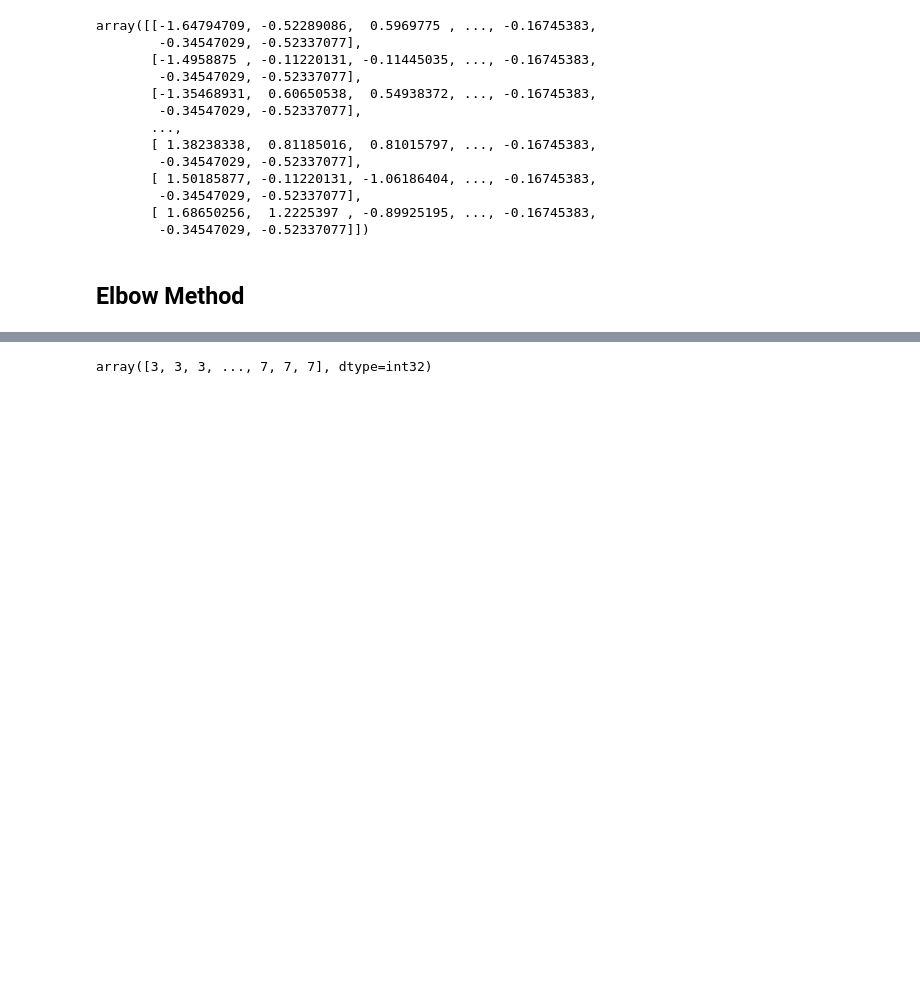
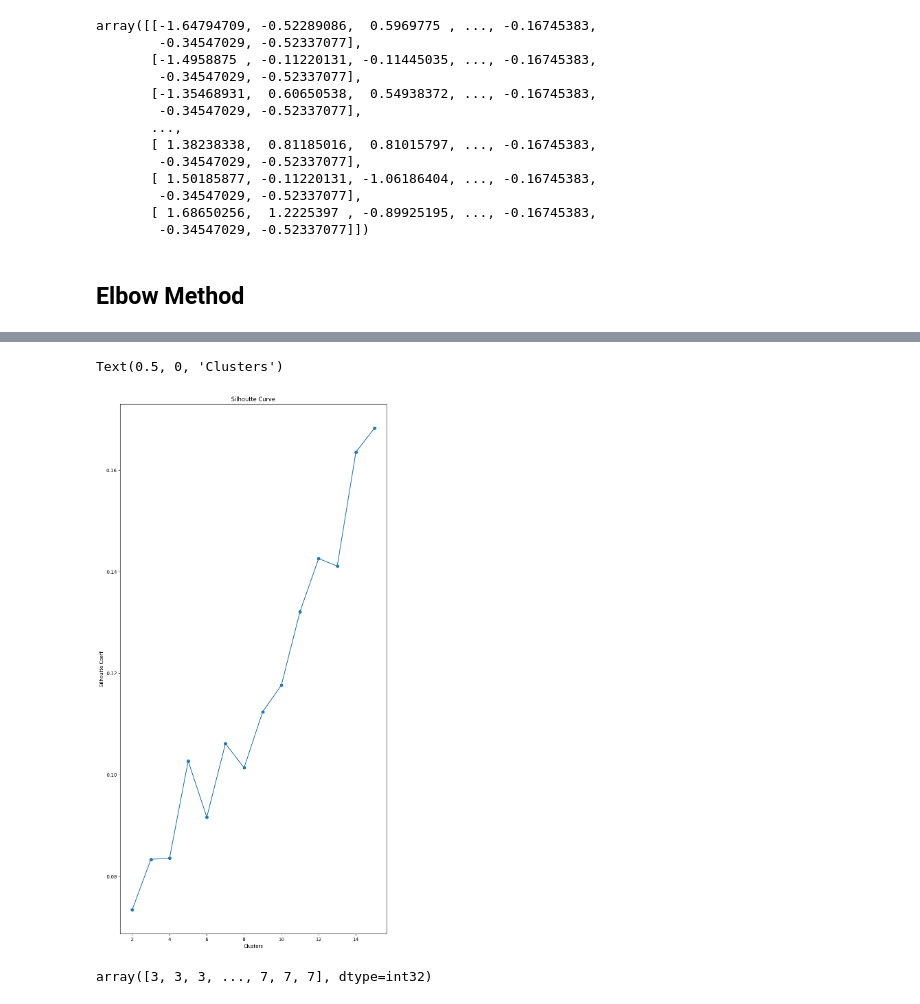
Before and after one commit to pratham-25/SEM_7_SPPU, a Jupyter notebook: ML/5.ipynb, the cells around one changed output, grey strips where cells are left out. Saved outputs shown, nothing was run; the diff lists cells and outputs as text; code cells hidden in the pictures; blank space fills up the shorter version.

```diff
--- a/ML/5.ipynb
+++ b/ML/5.ipynb
@@ -351,0 +354,11 @@ Text(0.5, 0, 'K')
+# %%
+from sklearn.metrics import silhouette_score
+
+silhoutte_avg = []
+
+for i in range(2,16): # Start from 2
+    kmeans = KMeans(n_clusters=i)
+    labels= kmeans.fit_predict(dfk_scaled)
+    silhoutte_avg.append(silhouette_score(dfk_scaled,labels))
+
+silhoutte_avg
@@ -352,3 +380,12 @@ Text(0.5, 0, 'K')
+# %%
+plt.figure(figsize=(10,20))
+plt.plot(range(2,16),silhoutte_avg, marker='o')
+plt.title('Silhoutte Curve')
+plt.ylabel('Silhoutte Coeff')
+plt.xlabel('Clusters')
+# %% [output]
+Text(0.5, 0, 'Clusters')
+[figure, added]
 # %%
 kmeans = KMeans(n_clusters=12, init='k-means++')
 kmeans.fit_predict(dfk_scaled)
```
Also changed, not shown: parts of 4 cells of this notebook.
